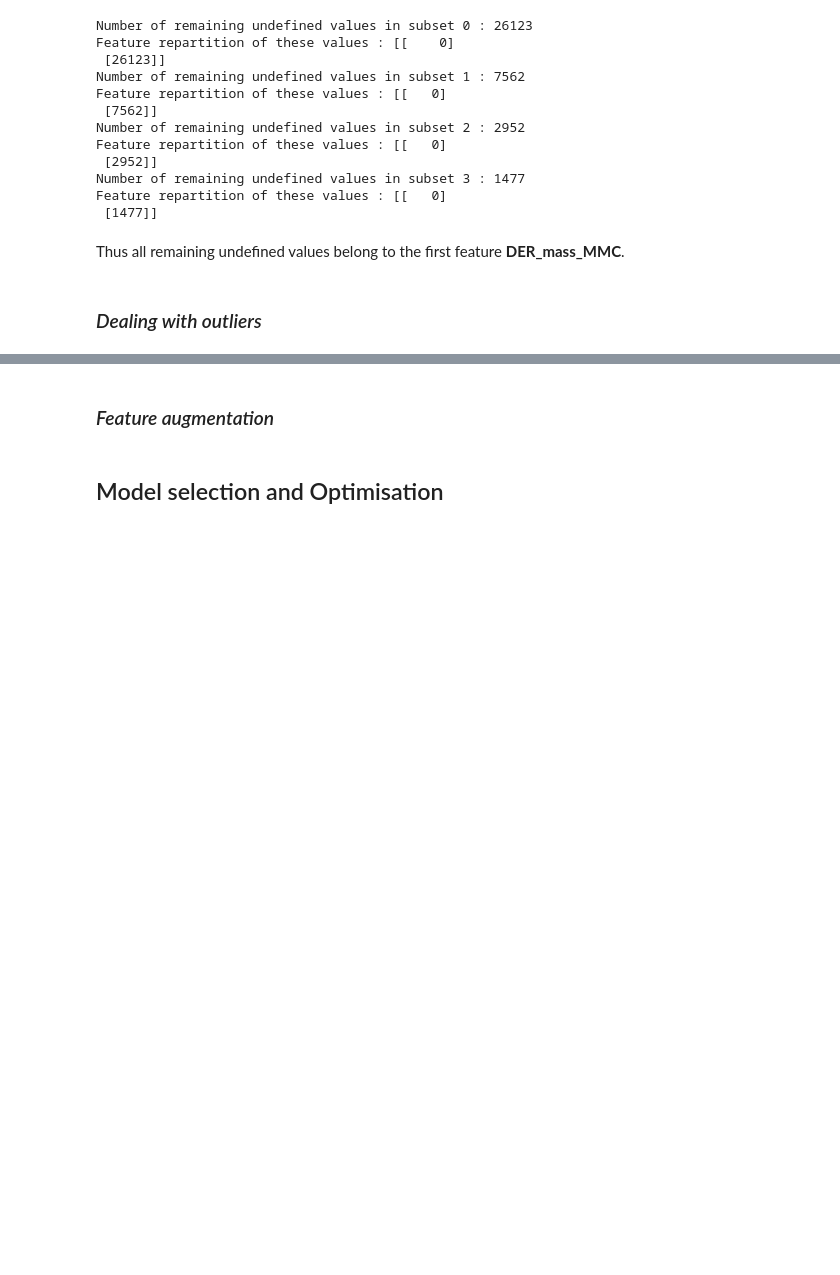
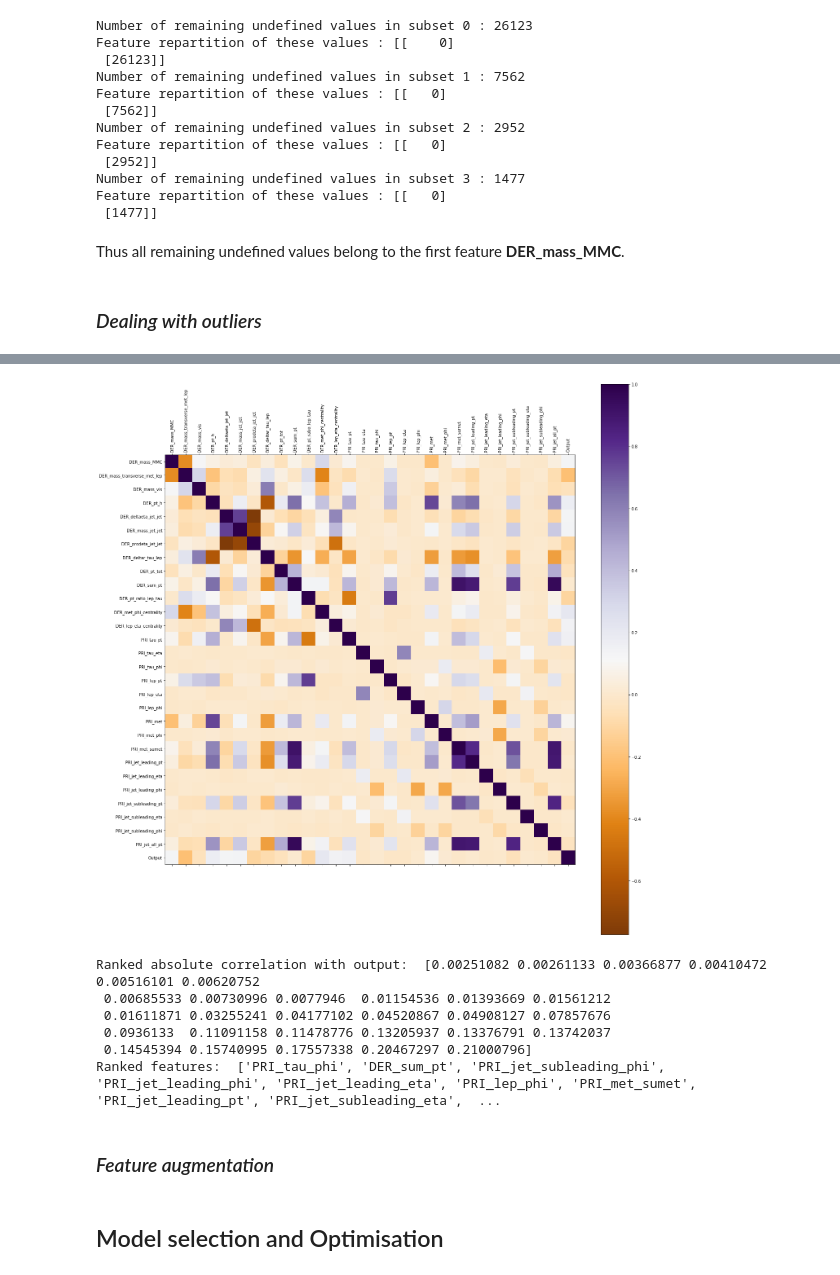
Before and after one commit to alicebizeul/MLProject1, a Jupyter notebook: scripts/project1.ipynb, the cells around one changed output, grey strips where cells are left out. Cells and saved outputs as stored; diff of their text form; code cells hidden in the pictures; blank space fills up the shorter version.

```diff
--- a/scripts/project1.ipynb
+++ b/scripts/project1.ipynb
@@ -217,3 +298,14 @@ print (tX_explore.shape, tX_explore_outliers.shape)
+# %%
+# SUBSET 3
+ranked_index_ss3, ranked_features_ss3 = plot_correlation_matrix(ss3_tX, ss3_y, labels_2_3, "CorrelationMatrix_ss3.png")
+# %% [output]
+[figure, added]
+Ranked absolute correlation with output:  [0.00251082 0.00261133 0.00366877 0.00410472 0.00516101 0.00620752
+ 0.00685533 0.00730996 0.0077946  0.01154536 0.01393669 0.01561212
+ 0.01611871 0.03255241 0.04177102 0.04520867 0.04908127 0.07857676
+ 0.0936133  0.11091158 0.11478776 0.13205937 0.13376791 0.13742037
+ 0.14545394 0.15740995 0.17557338 0.20467297 0.21000796]
+Ranked features:  ['PRI_tau_phi', 'DER_sum_pt', 'PRI_jet_subleading_phi', 'PRI_jet_leading_phi', 'PRI_jet_leading_eta', 'PRI_lep_phi', 'PRI_met_sumet', 'PRI_jet_leading_pt', 'PRI_jet_subleading_eta',  ...
 # %% [markdown]
 ### *Feature augmentation* ###
 # %%
```
Also changed, not shown: parts of 9 cells of this notebook, 1 other file.
